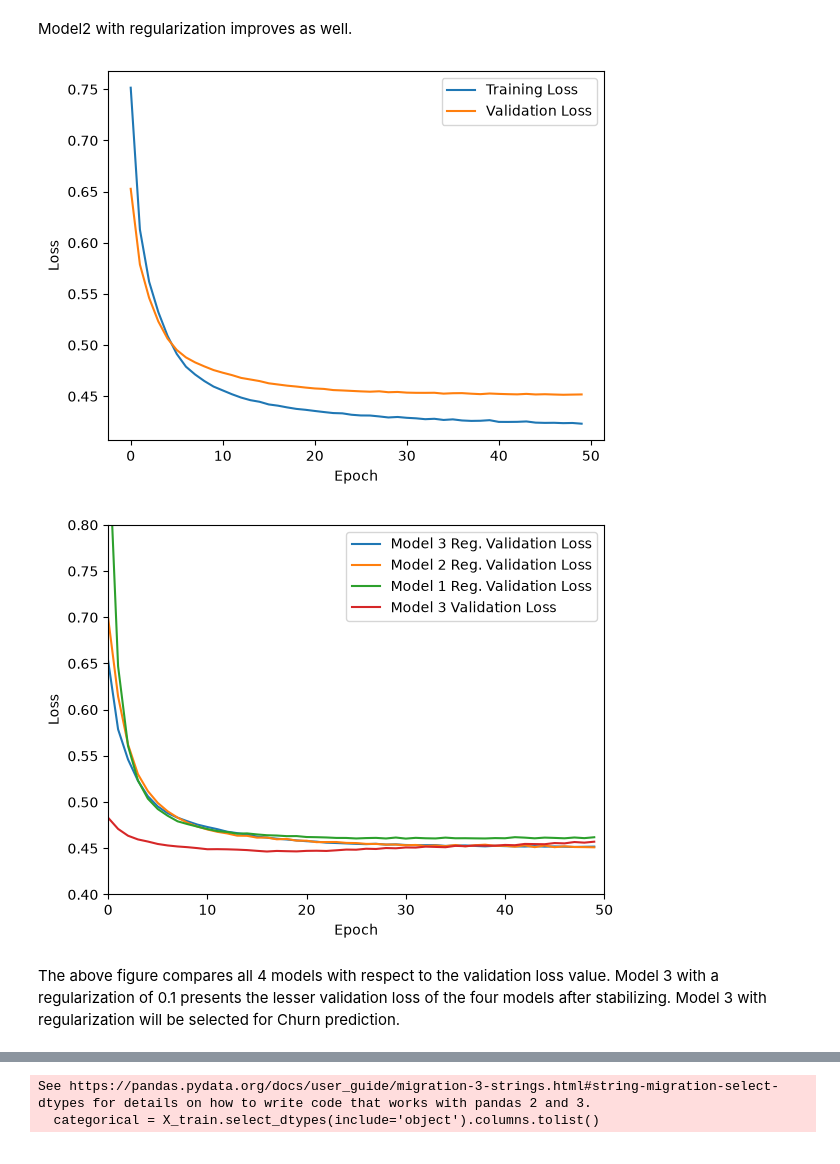
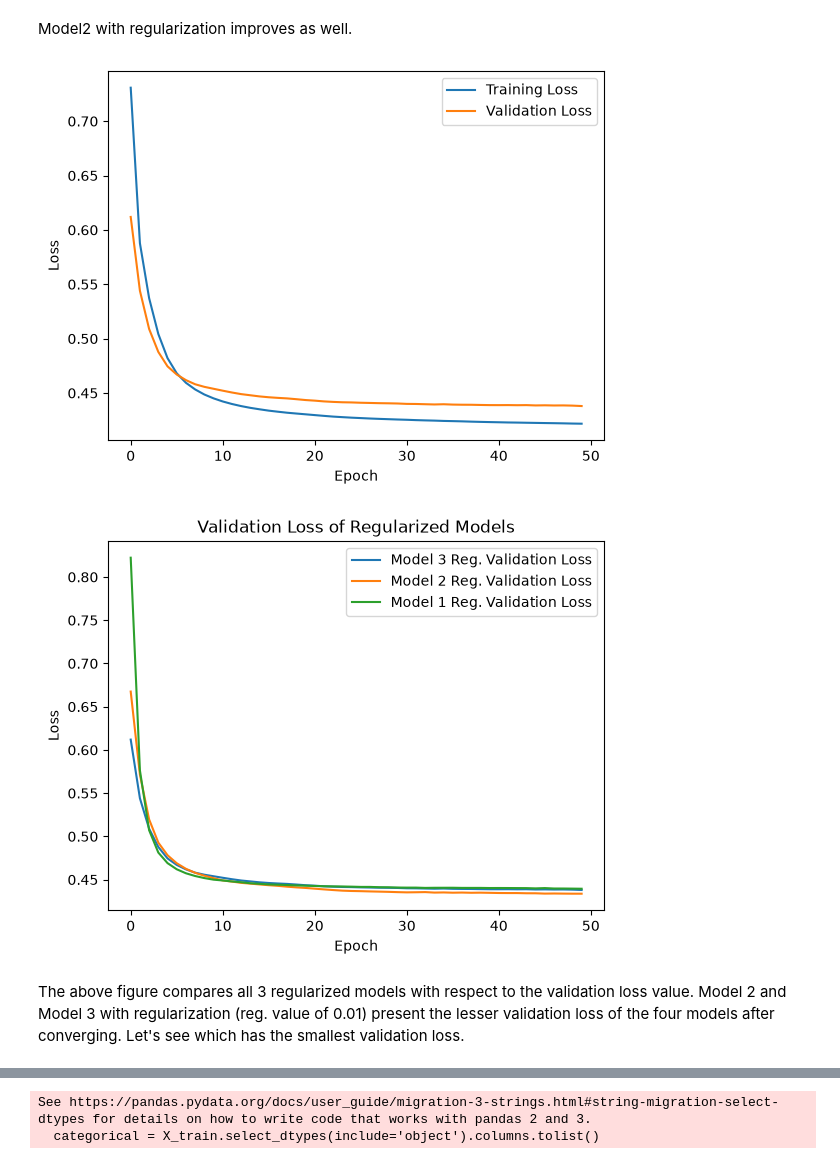
Before and after one commit to andrsma/Telco-Churn, a Jupyter notebook: notebooks/AI_Project_Beginner_Level.ipynb, the cells around one changed output, grey strips where cells are left out. Saved outputs shown, nothing was run; the diff lists cells and outputs as text; code cells hidden in the pictures.

Commit message:
Added Logistic Regression Baseline model. Catboost cleanup

```diff
--- a/notebooks/AI_Project_Beginner_Level.ipynb
+++ b/notebooks/AI_Project_Beginner_Level.ipynb
@@ -362,6 +377,7 @@ from tensorflow.keras.models import Sequential
 from tensorflow.keras.layers import Dense, Input
 from tensorflow.keras.optimizers import Adam
 from tensorflow.keras.losses import BinaryCrossentropy
+from tensorflow.keras.callbacks import EarlyStopping
 
 set_random_seed(42)
 
@@ -376,6 +392,9 @@ model1 = Sequential([
 ])
 
 model1.compile(optimizer='adam', loss=BinaryCrossentropy())
+
+#Defining an early stopping callback to use for all models
+callback = EarlyStopping(patience=10, restore_best_weights=True)
 # %%
 #Train model
 history1 = model1.fit(
@@ -471,9 +503,10 @@ model1_r.compile(optimizer='adam', loss=BinaryCrossentropy())
 history1_r =  model1_r.fit(
     X_train_scaled, y_train,
     validation_data=(X_val_scaled, y_val),
-    epochs=50, verbose=0
+    epochs=50, verbose=0, callbacks=[callback]
 )
 
+best_loss_m1r = callback.best
 plt.plot(history1_r.history['loss'], label='Training Loss')
 plt.plot(history1_r.history['val_loss'], label='Validation Loss')
 plt.xlabel('Epoch')
@@ -497,8 +532,10 @@ model2_r.compile(optimizer='adam', loss=BinaryCrossentropy())
 history2_r = model2_r.fit(
     X_train_scaled, y_train,
     validation_data=(X_val_scaled, y_val),
-    epochs=50, verbose=0
+    epochs=50, verbose=0, callbacks=[callback]
 )
+
+best_loss_m2r = callback.best
 
 plt.plot(history2_r.history['loss'], label='Training Loss')
 plt.plot(history2_r.history['val_loss'], label='Validation Loss')
@@ -525,8 +562,10 @@ model3_r.compile(optimizer='adam', loss=BinaryCrossentropy())
 history3_r = model3_r.fit(
     X_train_scaled, y_train,
     validation_data=(X_val_scaled, y_val),
-    epochs=50, verbose=0
+    epochs=50, verbose=0, callbacks=[callback]
 )
+
+best_loss_m3r = callback.best
 
 plt.plot(history3_r.history['loss'], label='Training Loss')
 plt.plot(history3_r.history['val_loss'], label='Validation Loss')
@@ -535,19 +574,18 @@ plt.ylabel('Loss')
 plt.legend()
 plt.show()
 # %% [output]
-[figure, old version]
+[figure, new version]
 # %%
-
+#Plot all three regularized model's validation loss
 plt.plot(history3_r.history['val_loss'], label='Model 3 Reg. Validation Loss')
 plt.plot(history2_r.history['val_loss'], label='Model 2 Reg. Validation Loss')
 plt.plot(history1_r.history['val_loss'], label='Model 1 Reg. Validation Loss')
-plt.plot(history3.history['val_loss'], label='Model 3 Validation Loss')
 plt.xlabel('Epoch')
 plt.ylabel('Loss')
-plt.axis([0, 50, 0.4, 0.8])
+plt.title("Validation Loss of Regularized Models")
 plt.legend()
 plt.show()
 # %% [output]
-[figure, old version]
+[figure, new version]
 # %% [markdown]
-The above figure compares all 4 models with respect to the validation loss value. Model 3 with a regularization of 0.1 presents the lesser validation loss of the four models after stabilizing. Model 3 with regularization will be selected for Churn prediction.
+The above figure compares all 3 regularized models with respect to the validation loss value. Model 2 and Model 3 with regularization (reg. value of 0.01) present the lesser validation loss of the four models after converging. Let's see which has the smallest validation loss.
```
Also changed, not shown: parts of 33 cells of this notebook.
